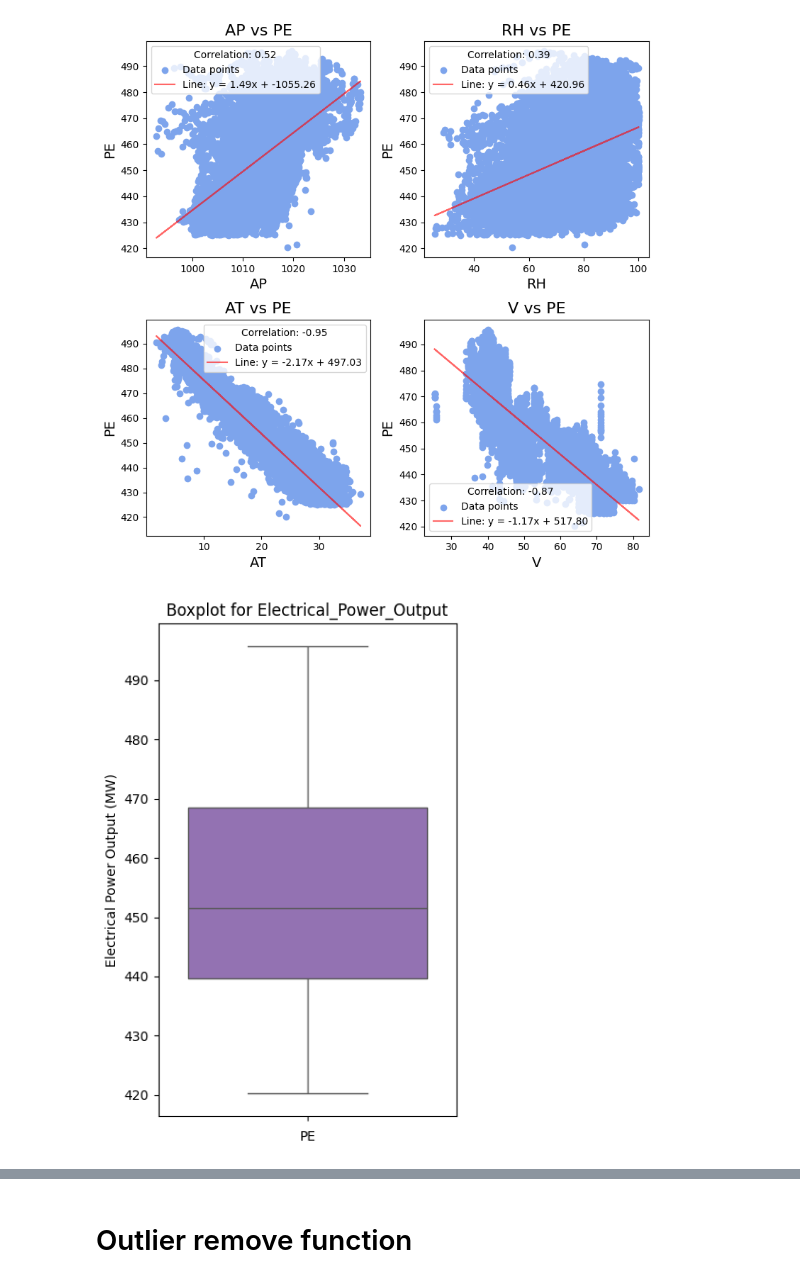
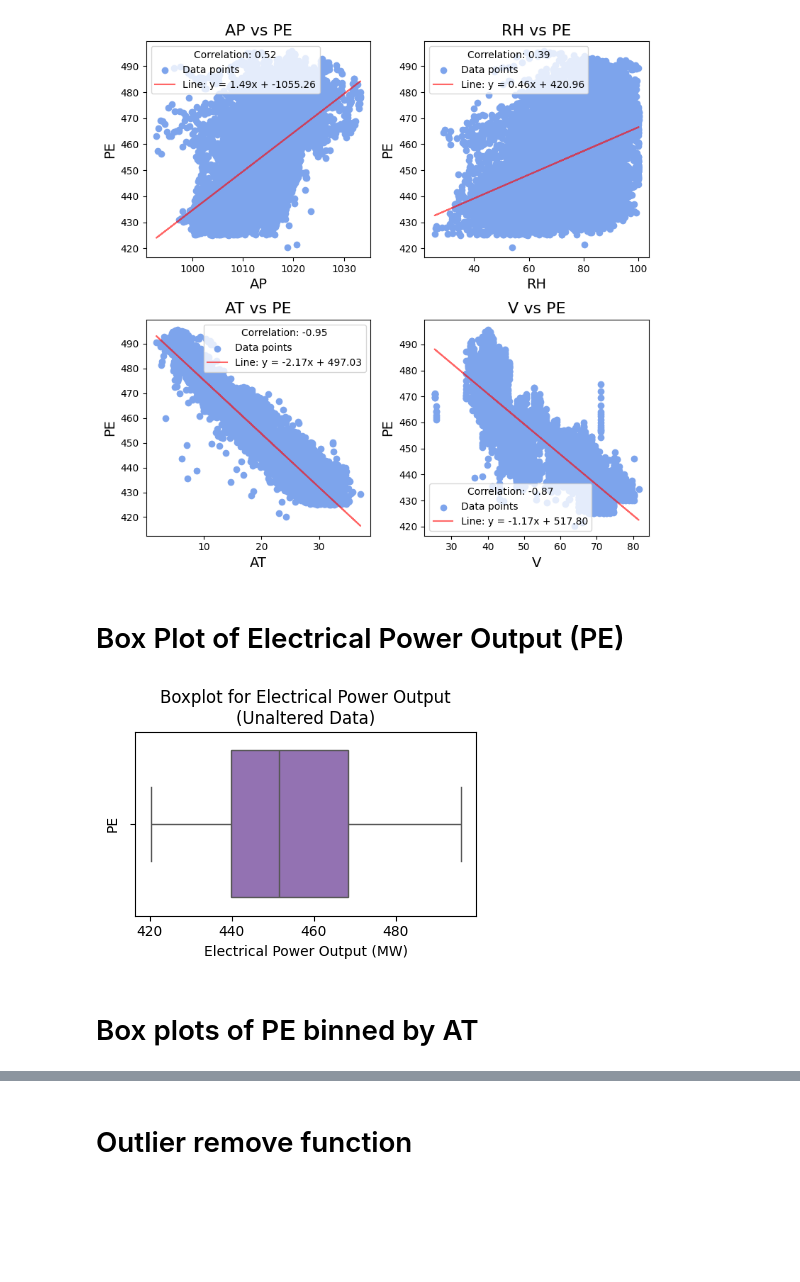
Before and after one commit to isralennon/MSAAI500, a Jupyter notebook: CCPP_condensed.ipynb, the cells around one changed output, grey strips where cells are left out. Cells and saved outputs as stored; diff of their text form; code cells hidden in the pictures; blank space fills up the shorter version.

```diff
--- a/CCPP_condensed.ipynb
+++ b/CCPP_condensed.ipynb
@@ -86,18 +74,22 @@ plt.tight_layout()
 plt.show()
 # %% [output]
 [figure]
+# %% [markdown]
+# Box Plot of Electrical Power Output (PE)
 # %%
-#Normal PE boxplot
+#Normal PE boxplot, renamed columns for readablility
 df.columns=['Ambient_Temperature','Vacuum','Atmospheric_Pressure','Relative_Humidity','Electrical_Power_Output']
-plt.figure(figsize=(4, 6))
-sns.boxplot(y=df['Electrical_Power_Output'], color='#9467bd')
-plt.title(f'Boxplot for Electrical_Power_Output')
-plt.xlabel('PE')
-plt.ylabel('Electrical Power Output (MW)')
+plt.figure(figsize=(4, 3))
+sns.boxplot(x=df['Electrical_Power_Output'], color='#9467bd',orient='h')
+plt.title(f'Boxplot for Electrical Power Output\n(Unaltered Data)')
+plt.ylabel('PE')
+plt.xlabel('Electrical Power Output (MW)')
 plt.tight_layout()
 plt.show()
 # %% [output]
-[figure, old version]
+[figure, new version]
+# %% [markdown]
+# Box plots of PE binned by AT
 # %%
 # Create a copy of the original df to avoid altering it
 binned_df = df.copy()
```
Also changed, not shown: parts of 36 cells of this notebook, 10 other files.
